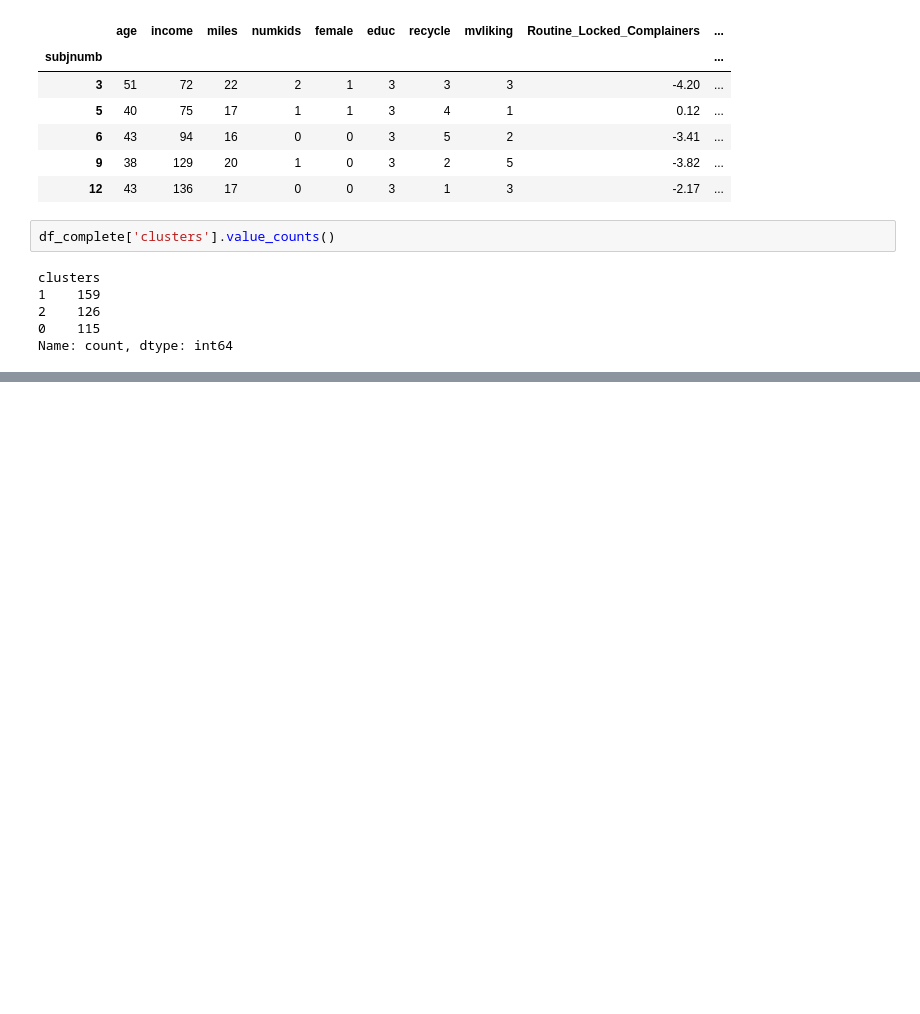
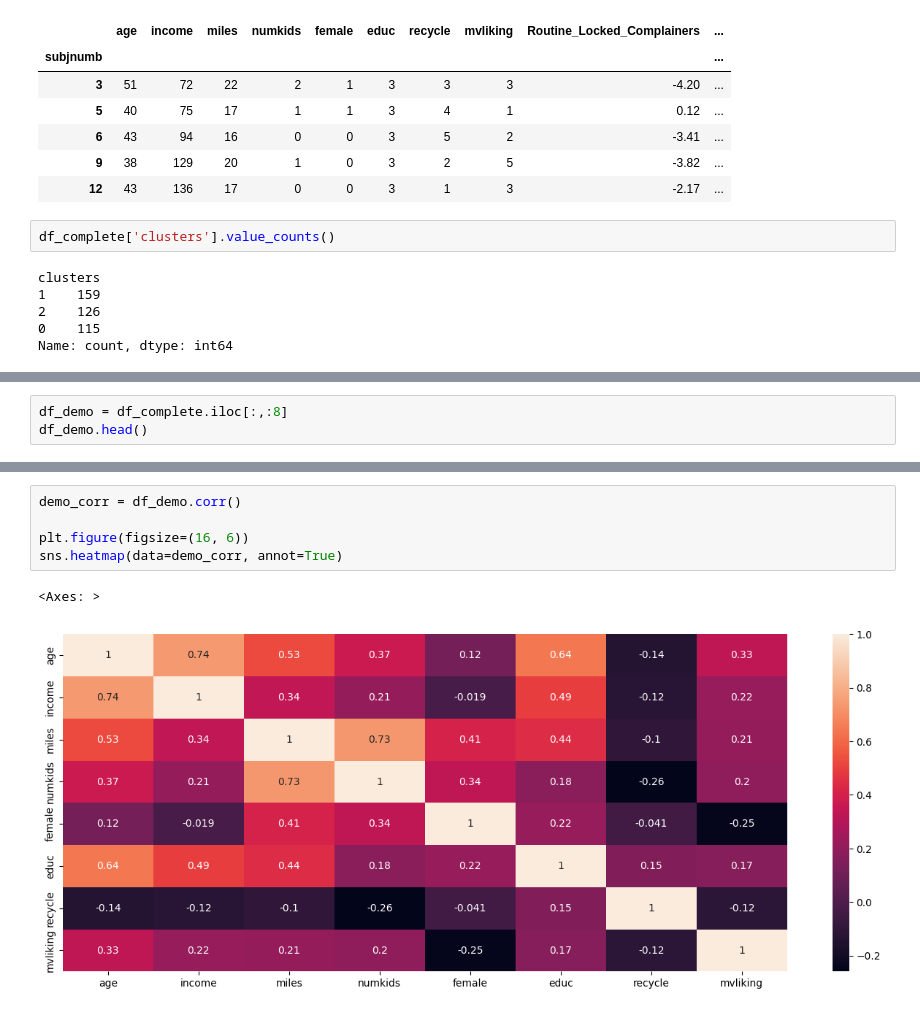
Before and after one commit to luismendoncafsilva/PCA_K-Means_Clustering_Project, a Jupyter notebook: pca_microvan.ipynb, the cells around one changed output, grey strips where cells are left out. Cells and saved outputs as stored; diff of their text form; blank space fills up the shorter version.

```diff
--- a/pca_microvan.ipynb
+++ b/pca_microvan.ipynb
@@ -435,0 +494,3 @@ Name: count, dtype: int64
+# %%
+df_demo = df_complete.iloc[:,:8]
+df_demo.head()
@@ -435,0 +505,8 @@ Name: count, dtype: int64
+# %%
+demo_corr = df_demo.corr()
+
+plt.figure(figsize=(16, 6))
+sns.heatmap(data=demo_corr, annot=True)
+# %% [output]
+<Axes: >
+[figure, added]
```
Also changed, not shown: parts of 13 cells of this notebook.
